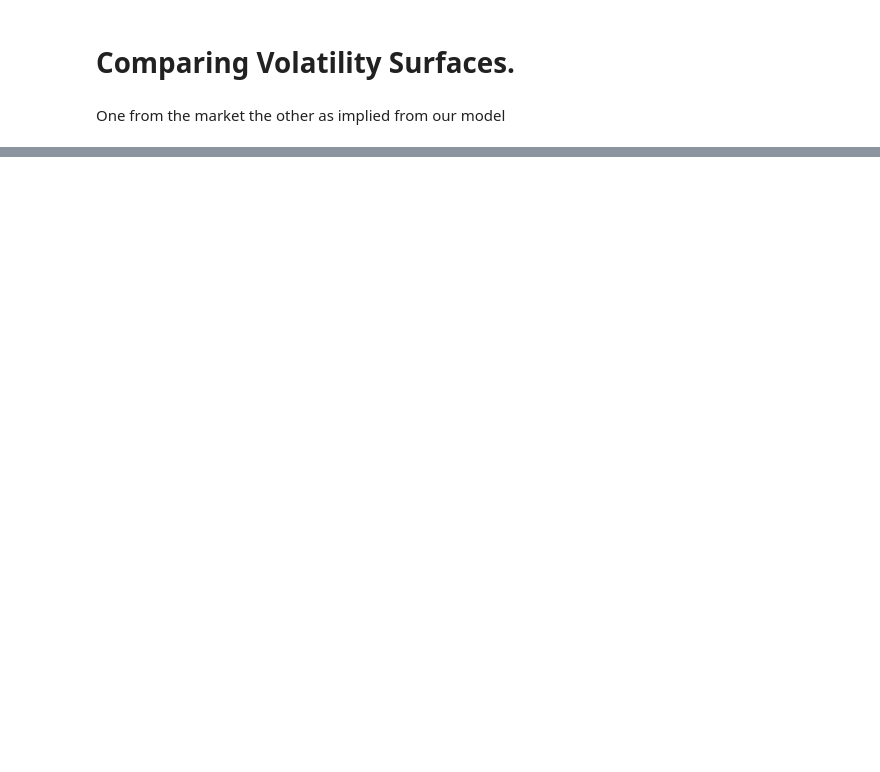
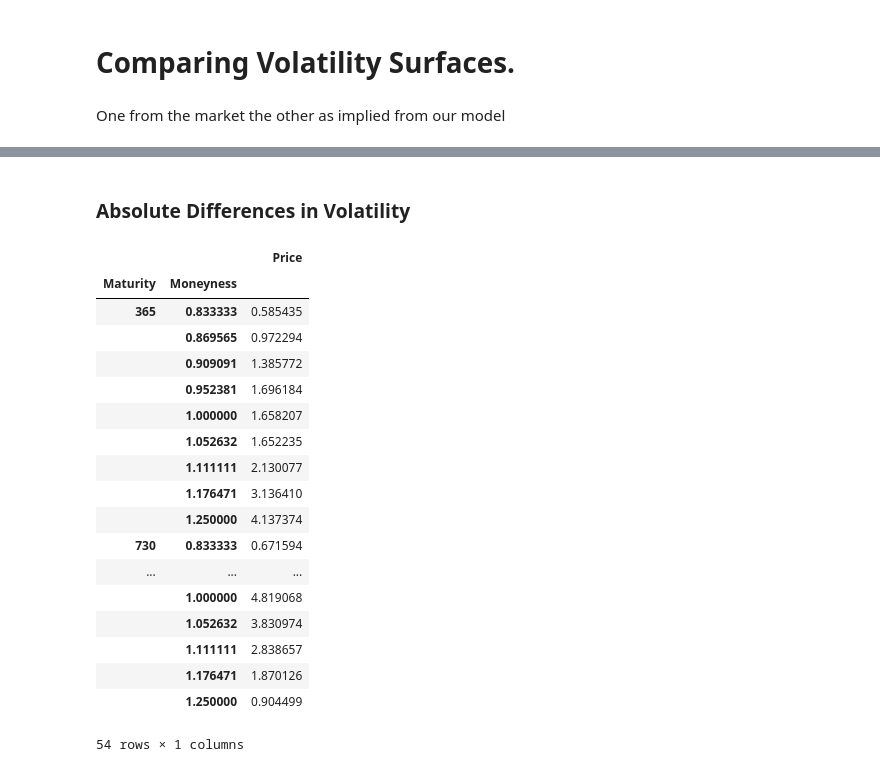
Before and after one commit to ZaighumRajput/IPython, a Jupyter notebook: Finance/comparingVolatilitySurfaces.ipynb, the cells around one changed output, grey strips where cells are left out. Cells and saved outputs as stored; diff of their text form; code cells hidden in the pictures; blank space fills up the shorter version.

```diff
--- a/Finance/comparingVolatilitySurfaces.ipynb
+++ b/Finance/comparingVolatilitySurfaces.ipynb
@@ -28 +65,26 @@ a = a[a.Volatility != 0]
+# %% [markdown]
+### Absolute Differences in Volatility
+# %%
+absoluteDifferenceSurface = (abs(Model - Market))
+absoluteDifferenceSurface.dropna()
+# %% [output]
+|  |  | Price |
+| Maturity | Moneyness |  |
+| 365 | 0.833333 | 0.585435 |
+|  | 0.869565 | 0.972294 |
+|  | 0.909091 | 1.385772 |
+|  | 0.952381 | 1.696184 |
+|  | 1.000000 | 1.658207 |
+|  | 1.052632 | 1.652235 |
+|  | 1.111111 | 2.130077 |
+|  | 1.176471 | 3.136410 |
+|  | 1.250000 | 4.137374 |
+| 730 | 0.833333 | 0.671594 |
+| ... | ... | ... |
+|  | 1.000000 | 4.819068 |
+|  | 1.052632 | 3.830974 |
+|  | 1.111111 | 2.838657 |
+|  | 1.176471 | 1.870126 |
+|  | 1.250000 | 0.904499 |
+54 rows × 1 columns
 # %%
```
Also changed, not shown: parts of 23 cells of this notebook.
